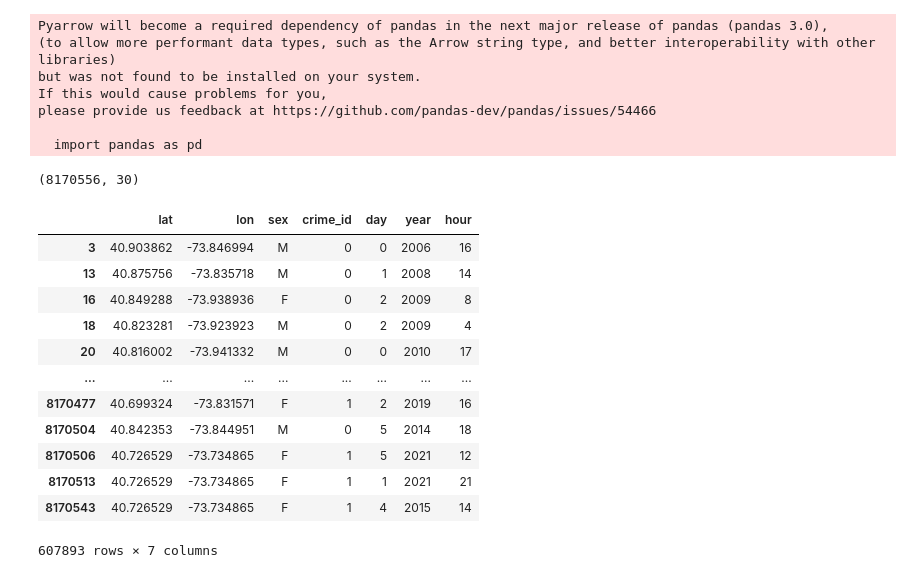
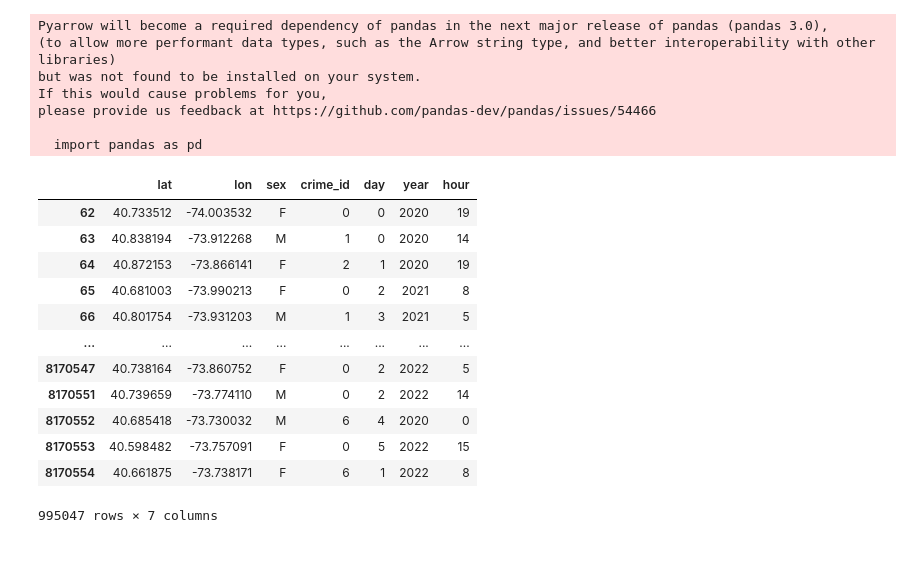
Before and after one commit to johan-bh/Social-Data---Final-Project, a Jupyter notebook: heatmap-prep.ipynb, the cells around one changed output. Saved outputs shown, nothing was run; the diff lists cells and outputs as text; code cells hidden in the pictures.

```diff
--- a/heatmap-prep.ipynb
+++ b/heatmap-prep.ipynb
@@ -19,7 +19,7 @@ filename = r'C:\Users\jbh\Desktop\NYPD_Complaint_Data_Cleaned.csv'
 df = pd.read_csv(filename)
 
 
-df.shape
+# df.shape
 # %% [output]
 Pyarrow will become a required dependency of pandas in the next major release of pandas (pandas 3.0),
 (to allow more performant data types, such as the Arrow string type, and better interoperability with other libraries)
@@ -28,7 +28,6 @@ If this would cause problems for you,
 please provide us feedback at https://github.com/pandas-dev/pandas/issues/54466
 
   import pandas as pd
-(8170556, 30)
 # %%
 # Focus crimes: FELONY ASSAULT, ROBBERY, RAPE
 focus_crimes = [
@@ -65,7 +64,7 @@ df_focus['weekday'] = df_focus['Complaint_From_Date'].dt.day_name()
 # create a column "year" with the year of the date
 df_focus['year'] = df_focus['Complaint_From_Date'].dt.year
 
-# df_focus = df_focus[df_focus['year'] >= 2019]
+df_focus = df_focus[df_focus['year'] >= 2019]
 
 df_focus = df_focus.drop(columns=['Complaint_From_Date'])
 
@@ -79,6 +78,10 @@ df_focus = df_focus.drop(columns=['Complaint_From_Time'])
 offense_description_dict = {}
 for i, offense_description in enumerate(df_focus['Offense_Description'].unique()):
     offense_description_dict[offense_description] = i
+
+# save the dictionary to a json file
+with open('offense_description_dict_usecase1.json', 'w') as f:
+    json.dump(offense_description_dict, f)
 
 # map the Offense_Description to the arbitrary number
 df_focus['Offense_Description'] = df_focus['Offense_Description'].map(offense_description_dict)
@@ -91,45 +94,45 @@ weekday_dict = {}
 for i, weekday in enumerate(df_focus['weekday'].unique()):
     weekday_dict[weekday] = i
 
 # map the weekday to the arbitrary number
 df_focus['weekday'] = df_focus['weekday'].map(weekday_dict)
 
 # rename weekday to "day"
 df_focus = df_focus.rename(columns={'weekday': 'day'})
 
 # rename Victim_Sex to "sex"
 df_focus = df_focus.rename(columns={'Victim_Sex': 'sex'})
 
 # convert latitude and longitude to float
 df_focus['Latitude'] = df_focus['Latitude'].astype(float)
 df_focus['Longitude'] = df_focus['Longitude'].astype(float)
 
 # rename to "lat" and "lon"
 df_focus = df_focus.rename(columns={'Latitude': 'lat', 'Longitude': 'lon'})
 
 # only keep 10k rows for now
 # df_focus = df_focus.sample(n=10000)
 
 # save the df to json with comma separated entries encapulated in square brackets
 df_focus.to_json('DataUseCase1-v2.json', orient='records', lines=False)
 
 df_focus
 
 # REMEMBER TO UPDATE THE HTML FOR USECASE1 WITH CHANGES MADE HERE
 # %% [output]
 |  | lat | lon | sex | crime_id | day | year | hour |
-| 3 | 40.903862 | -73.846994 | M | 0 | 0 | 2006 | 16 |
-| 13 | 40.875756 | -73.835718 | M | 0 | 1 | 2008 | 14 |
-| 16 | 40.849288 | -73.938936 | F | 0 | 2 | 2009 | 8 |
-| 18 | 40.823281 | -73.923923 | M | 0 | 2 | 2009 | 4 |
-| 20 | 40.816002 | -73.941332 | M | 0 | 0 | 2010 | 17 |
+| 62 | 40.733512 | -74.003532 | F | 0 | 0 | 2020 | 19 |
+| 63 | 40.838194 | -73.912268 | M | 1 | 0 | 2020 | 14 |
+| 64 | 40.872153 | -73.866141 | F | 2 | 1 | 2020 | 19 |
+| 65 | 40.681003 | -73.990213 | F | 0 | 2 | 2021 | 8 |
+| 66 | 40.801754 | -73.931203 | M | 1 | 3 | 2021 | 5 |
 | ... | ... | ... | ... | ... | ... | ... | ... |
-| 8170477 | 40.699324 | -73.831571 | F | 1 | 2 | 2019 | 16 |
-| 8170504 | 40.842353 | -73.844951 | M | 0 | 5 | 2014 | 18 |
-| 8170506 | 40.726529 | -73.734865 | F | 1 | 5 | 2021 | 12 |
-| 8170513 | 40.726529 | -73.734865 | F | 1 | 1 | 2021 | 21 |
-| 8170543 | 40.726529 | -73.734865 | F | 1 | 4 | 2015 | 14 |
+| 8170547 | 40.738164 | -73.860752 | F | 0 | 2 | 2022 | 5 |
+| 8170551 | 40.739659 | -73.774110 | M | 0 | 2 | 2022 | 14 |
+| 8170552 | 40.685418 | -73.730032 | M | 6 | 4 | 2020 | 0 |
+| 8170553 | 40.598482 | -73.757091 | F | 0 | 5 | 2022 | 15 |
+| 8170554 | 40.661875 | -73.738171 | F | 6 | 1 | 2022 | 8 |
-607893 rows × 7 columns
+995047 rows × 7 columns
 # %%
 # # focus crimes use case 2
 # # busines owner wants to avoid all crimes towards businesses, i.e. Victim_Sex == "D"
```
Also changed, not shown: parts of 2 cells of this notebook, 2 other files.
